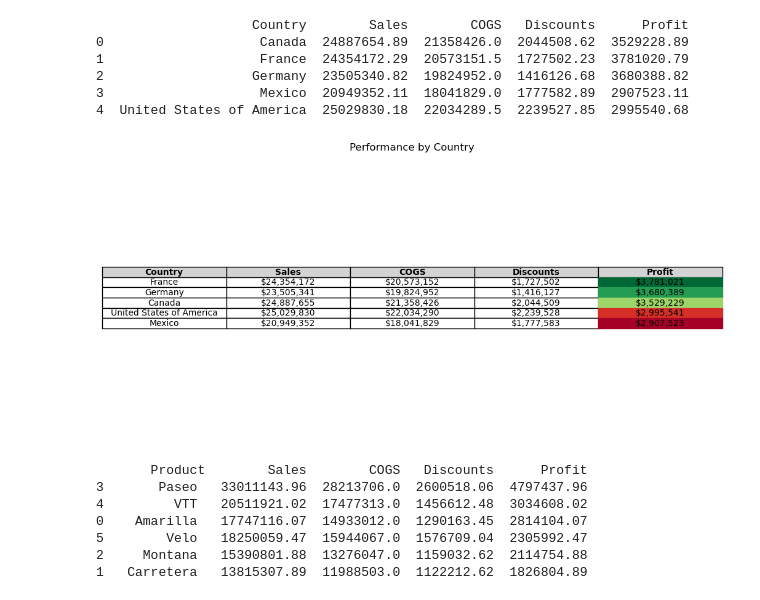
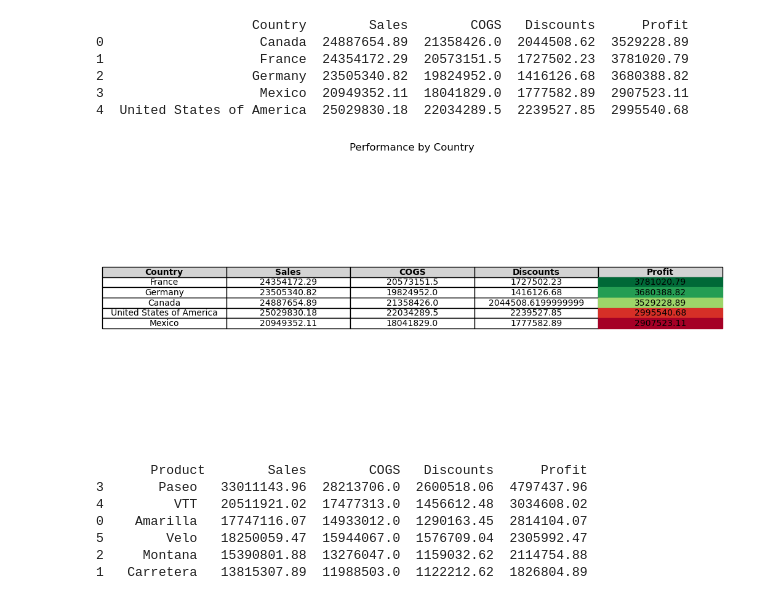
Before and after one commit to AbisolaOlakanmi/Group7.BDAT1004.FinalAssignment, a Jupyter notebook: financialReport.ipynb, the cells around one changed output. Saved outputs shown, nothing was run; the diff lists cells and outputs as text; code cells hidden in the pictures.

```diff
--- a/financialReport.ipynb
+++ b/financialReport.ipynb
@@ -86,40 +292,41 @@ print(table_1)
 table_1 = table_1.sort_values(by='Profit', ascending=False)
 
 # Format columns with commas and currency symbols
-table_1['Sales'] = table_1['Sales'].map('${:,.0f}'.format)
-table_1['COGS'] = table_1['COGS'].map('${:,.0f}'.format)
-table_1['Profit'] = table_1['Profit'].map('${:,.0f}'.format)
-table_1['Discounts'] = table_1['Discounts'].map('${:,.0f}'.format)
+# table_1['Sales'] = table_1['Sales'].map('${:,.0f}'.format)
+# table_1['COGS'] = table_1['COGS'].map('${:,.0f}'.format)
+# table_1['Profit'] = table_1['Profit'].map('${:,.0f}'.format)
+# table_1['Discounts'] = table_1['Discounts'].map('${:,.0f}'.format)
 # %%
 import matplotlib.pyplot as plt
 import pandas as pd
 # Create a color gradient for the profit column
+profits = table_1['Profit']
 norm = plt.Normalize(profits.min(), profits.max())
 colors = plt.cm.RdYlGn(norm(profits))
 
 
 # Create a table visualization with colored profit column
 fig, ax = plt.subplots(figsize=(13, 6))
 ax.axis('tight')
 ax.axis('off')
-table = ax.table(cellText=result.values,
-                 colLabels=result.columns,
+table = ax.table(cellText=table_1.values,
+                 colLabels=table_1.columns,
                  cellLoc='center',
                  loc='center')
 table.auto_set_font_size(False)
 table.set_fontsize(10)
 for (row, col), cell in table.get_celld().items():
     if col == 4 and cell.get_text().get_text() != 'Profit':  # Check if the cell is in the Profit column
         cell.set_color(colors[row - 1])  # Use row - 1 to account for header row
 # Style column headers
-for (i, label) in enumerate(result.columns):
+for (i, label) in enumerate(table_1.columns):
     table[(0, i)].set_facecolor('lightgrey')  # Set background color of column headers
     table[(0, i)].get_text().set_weight('bold')  # Make text bold for column headers
 
 plt.title('Performance by Country')
 plt.show()
 # %% [output]
-[figure, old version]
+[figure, new version]
 # %%
 # Group by Product and sum the metrics
 table_2 = df.groupby('Product').agg({
```
Also changed, not shown: parts of 22 cells of this notebook.
